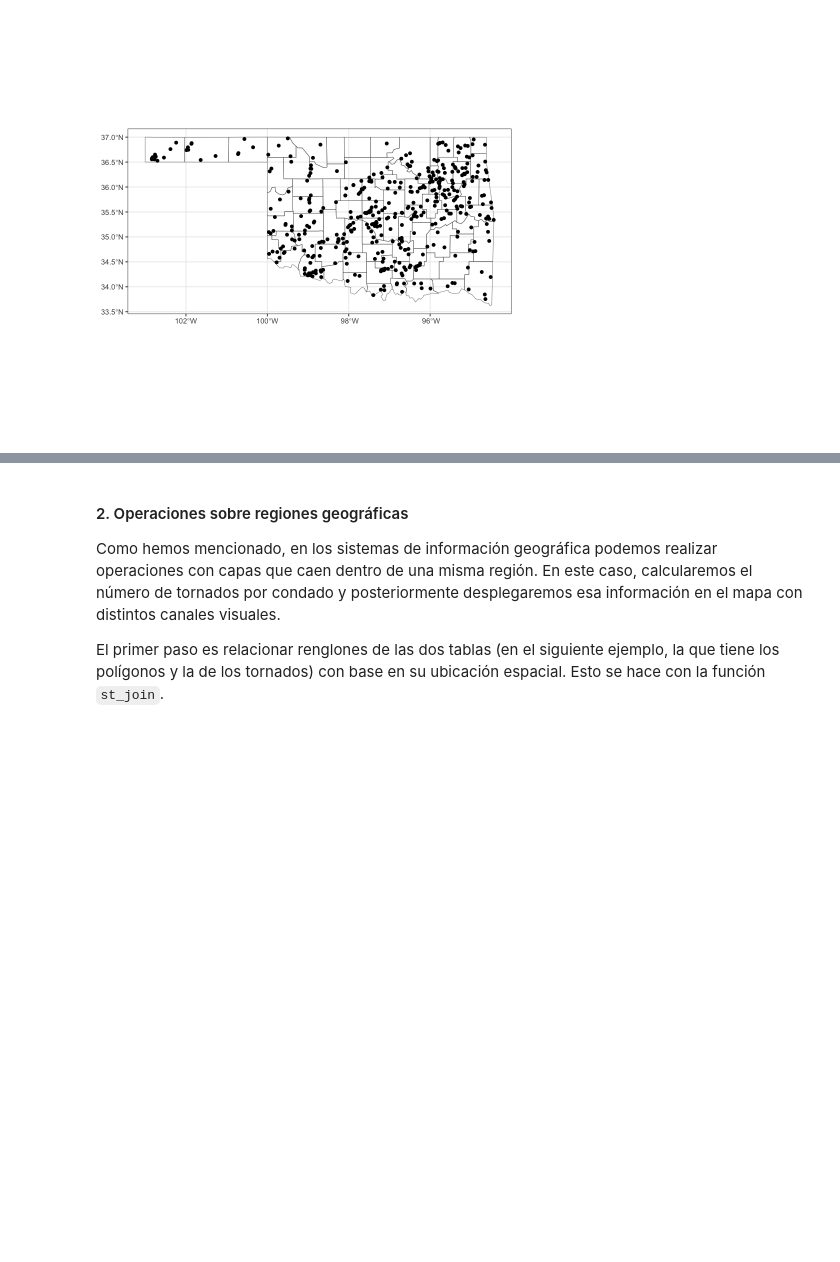
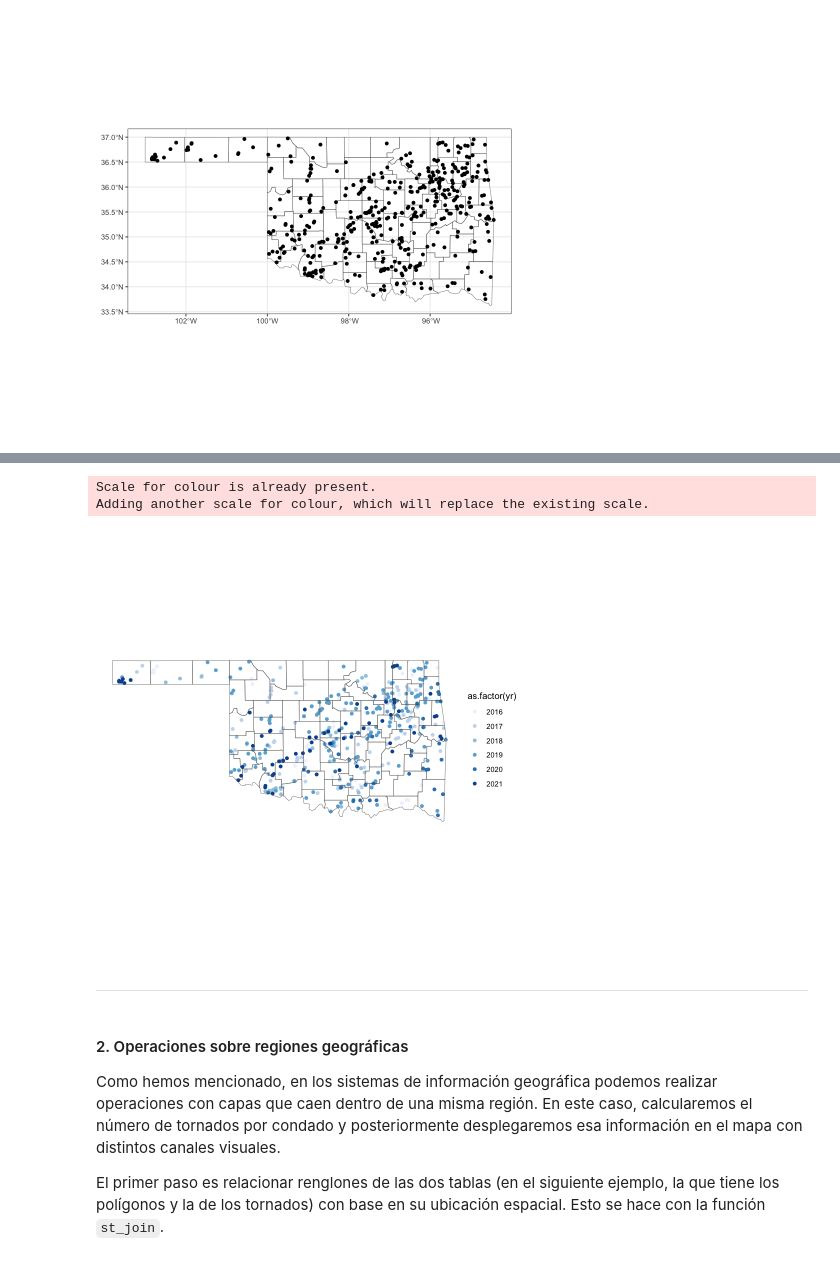
Before and after one commit to mellamanelpoeta/vis, a Jupyter notebook: Practical_work/Pr6_VisualizacionGeoespacial_Vector.ipynb, the cells around one changed output, grey strips where cells are left out. Cells and saved outputs as stored; diff of their text form; code cells hidden in the pictures; blank space fills up the shorter version.

```diff
--- a/Practical_work/Pr6_VisualizacionGeoespacial_Vector.ipynb
+++ b/Practical_work/Pr6_VisualizacionGeoespacial_Vector.ipynb
@@ -225,3 +214,19 @@ ggplot() +
+# %%
+ggplot() +
+  geom_sf(data = tpoint_16_21,
+          aes(color = as.factor(yr))) +
+  geom_sf(data = okcounty, fill = NA) +
+  scale_color_discrete(name = "Year") +
+  scale_color_brewer(palette=1) +
+  coord_sf(datum = NA) +
+  theme_void()
+# %% [output]
+Scale for colour is already present.
+Adding another scale for colour, which will replace the existing scale.
+[figure, added]
+# %% [markdown]
+
+---
 # %% [markdown]
 #### 2. Operaciones sobre regiones geográficas
 
```
Also changed, not shown: parts of 39 cells of this notebook.
